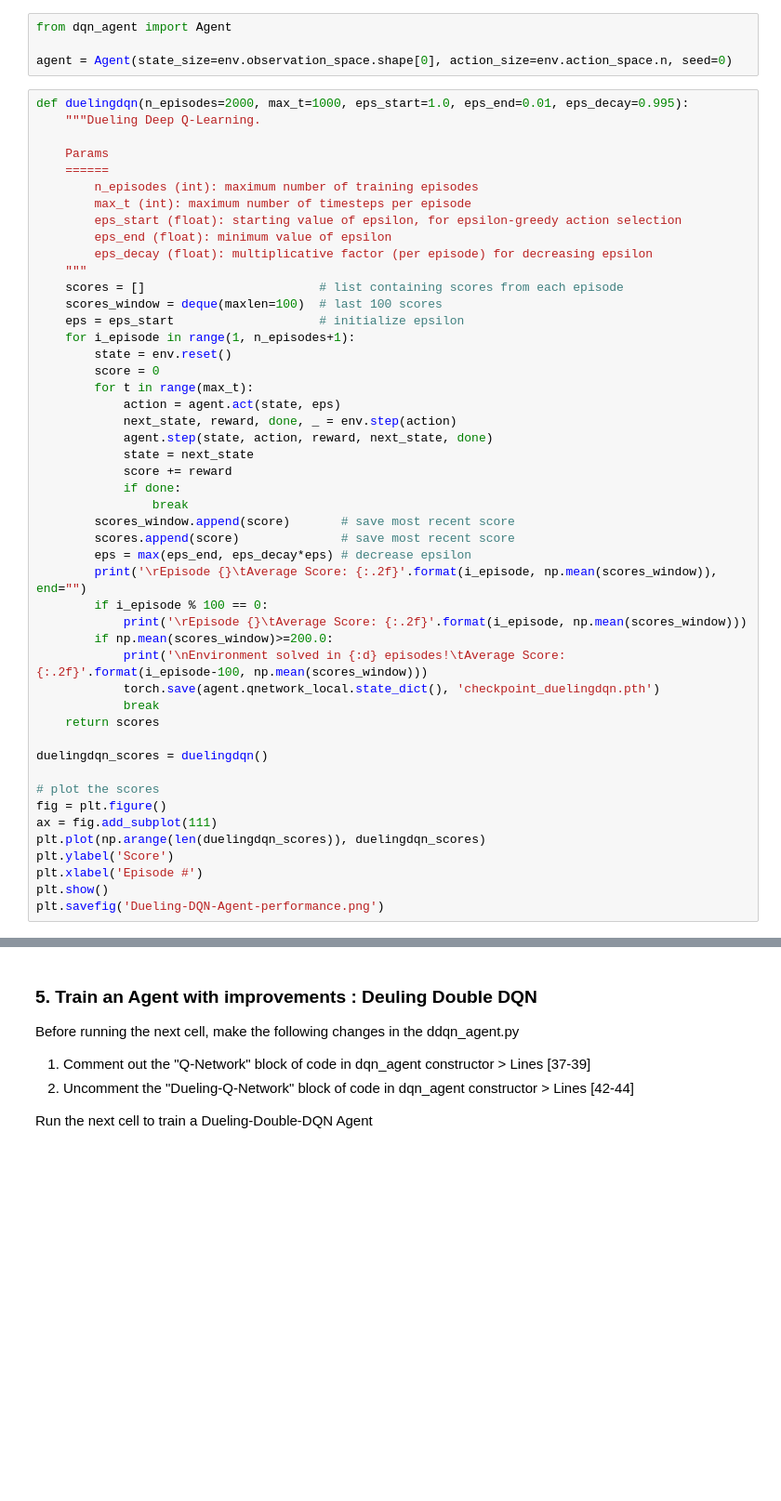
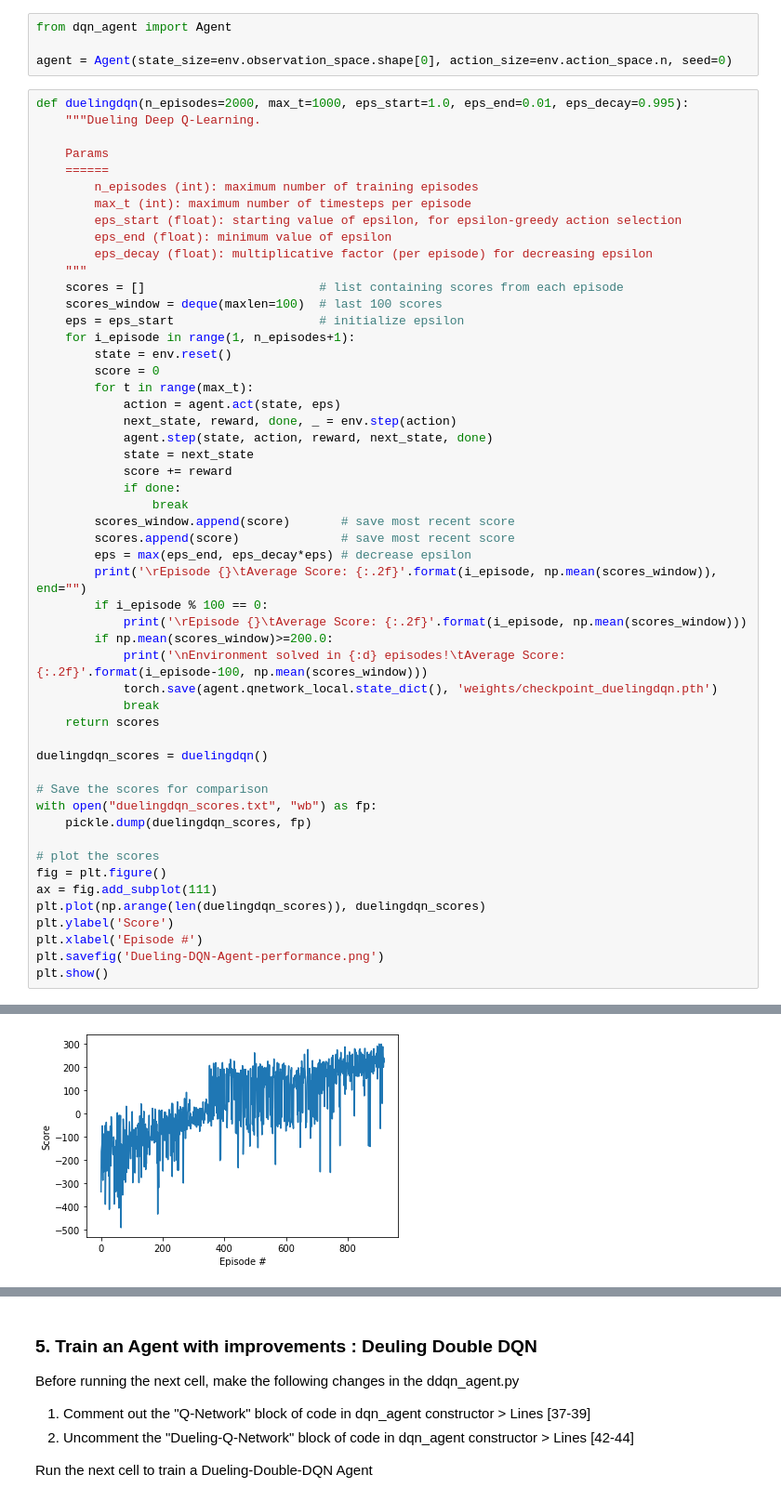
Before and after one commit to Srikanth-Kb/Q-Learning-Agents, a Jupyter notebook: Comparison_Of_DQNs.ipynb, the cells around one changed output, grey strips where cells are left out. Shown at 93% size. Saved outputs shown, nothing was run; the diff lists cells and outputs as text; blank space fills up the shorter version.

```diff
--- a/Comparison_Of_DQNs.ipynb
+++ b/Comparison_Of_DQNs.ipynb
@@ -201,11 +240,15 @@ def duelingdqn(n_episodes=2000, max_t=1000, eps_start=1.0, eps_end=0.01, eps_dec
             print('\rEpisode {}\tAverage Score: {:.2f}'.format(i_episode, np.mean(scores_window)))
         if np.mean(scores_window)>=200.0:
             print('\nEnvironment solved in {:d} episodes!\tAverage Score: {:.2f}'.format(i_episode-100, np.mean(scores_window)))
-            torch.save(agent.qnetwork_local.state_dict(), 'checkpoint_duelingdqn.pth')
+            torch.save(agent.qnetwork_local.state_dict(), 'weights/checkpoint_duelingdqn.pth')
             break
     return scores
 
 duelingdqn_scores = duelingdqn()
+
+# Save the scores for comparison
+with open("duelingdqn_scores.txt", "wb") as fp:
+    pickle.dump(duelingdqn_scores, fp)
 
 # plot the scores
 fig = plt.figure()
@@ -213,5 +256,6 @@ ax = fig.add_subplot(111)
 plt.plot(np.arange(len(duelingdqn_scores)), duelingdqn_scores)
 plt.ylabel('Score')
 plt.xlabel('Episode #')
+plt.savefig('Dueling-DQN-Agent-performance.png')
 plt.show()
-plt.savefig('Dueling-DQN-Agent-performance.png')
+# %% [output]
@@ -217,0 +273 @@ plt.savefig('Dueling-DQN-Agent-performance.png')
+[figure, added]
```
Also changed, not shown: parts of 9 cells of this notebook.
